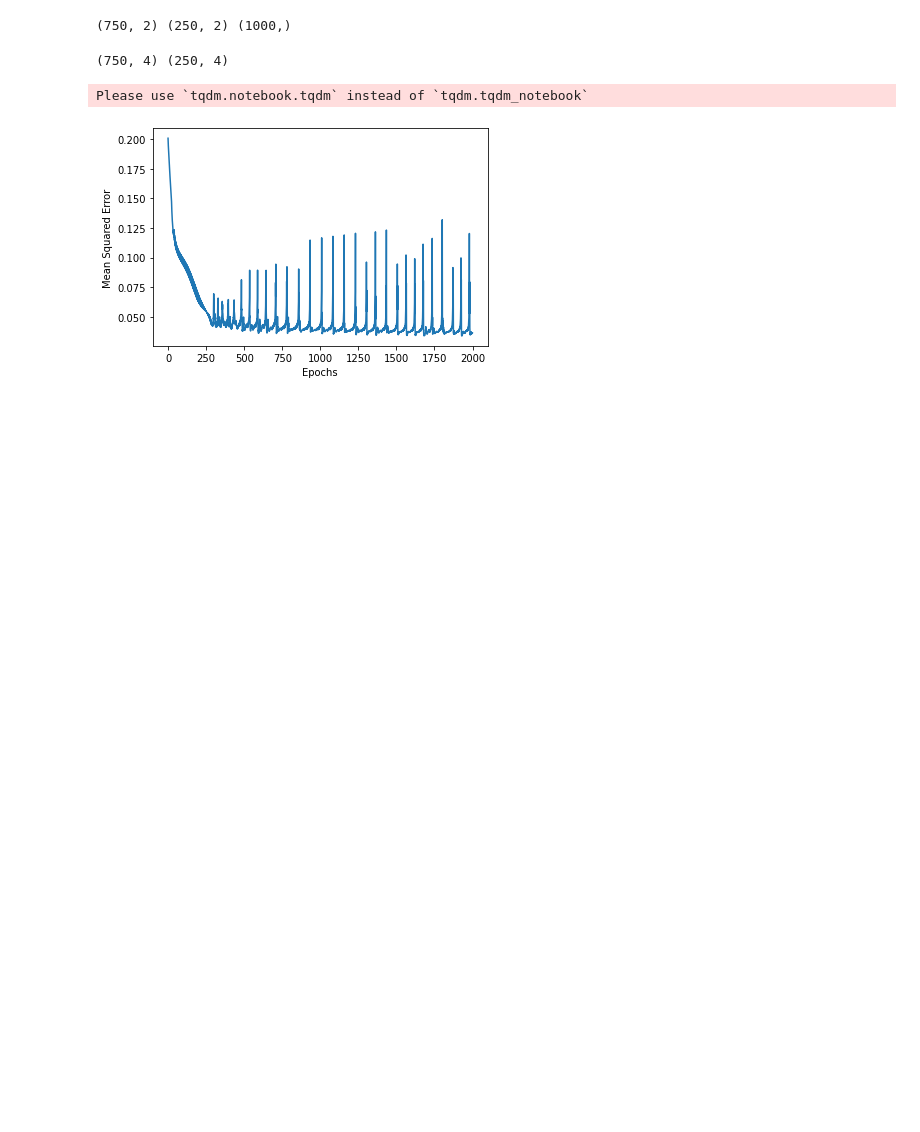
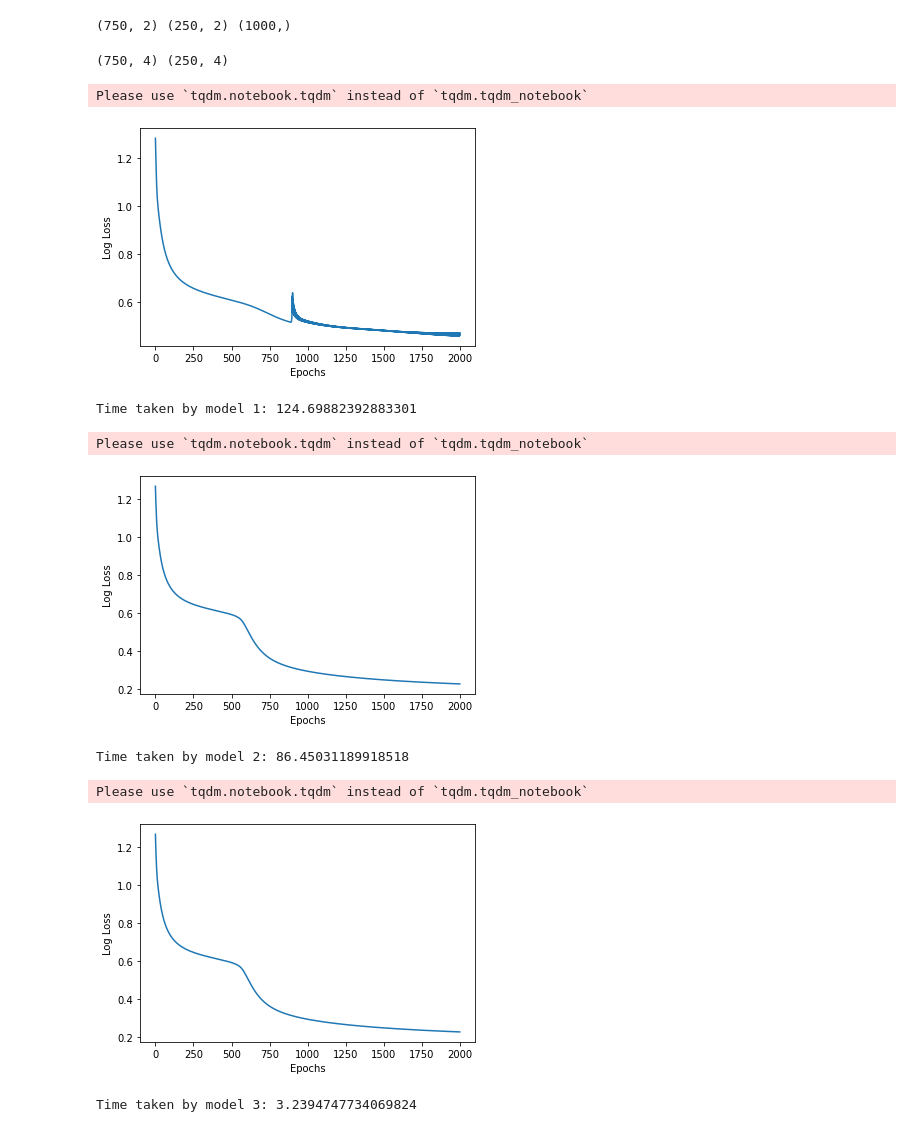
Before and after one commit to pragneshrana/DeepLearning, a Jupyter notebook: TrainingFeedForwardNN/VectorizedNNMultiClass.ipynb, the cells around one changed output. Drawn from its saved outputs; the diff is of its cells as text; code cells hidden in the pictures; blank space fills up the shorter version.

```diff
--- a/TrainingFeedForwardNN/VectorizedNNMultiClass.ipynb
+++ b/TrainingFeedForwardNN/VectorizedNNMultiClass.ipynb
@@ -38,3 +38,8 @@ print(np.unique(Y_train))
 [0 1 2 3]
 # %% [markdown]
 ![Screenshot from 2020-08-23 23-41-26.png](embedded-picture-1)
+# %%
+W1 = np.random.randn(2,2)
+W2 = np.random.randn(2,4)
+print(W1)
+print(W2)
@@ -301,10 +376,25 @@ y_OH_val = enc.fit_transform(np.expand_dims(Y_val,1)).toarray()
 print(y_OH_train.shape, y_OH_val.shape)
 # %% [output]
 (750, 4) (250, 4)
-# %%
-ffsn_multi = FFSN_MultiClass()
-ffsn_multi.fit(X_train,y_OH_train,epochs=2000,learning_rate=.005,display_loss=True)
-# %% [output]
-Please use `tqdm.notebook.tqdm` instead of `tqdm.tqdm_notebook`
-[figure, removed]
+# %%
+models_init = [FF_MultiClass_Scalar(W1, W2), FF_MultiClass_WeightVectorized(W1, W2),FF_MultiClass_InputWeightVectorized(W1, W2)]
+models = []
+import time
+for idx, model in enumerate(models_init, start=1):
+  tic = time.time()
+  ffsn_multi_specific = model
+  ffsn_multi_specific.fit(X_train,y_OH_train,epochs=2000,learning_rate=.5,display_loss=True)
+  models.append(ffsn_multi_specific)
+  toc = time.time()
+  print("Time taken by model {}: {}".format(idx, toc-tic))
+# %% [output]
+Please use `tqdm.notebook.tqdm` instead of `tqdm.tqdm_notebook`
+[figure, added]
+Time taken by model 1: 124.69882392883301
+Please use `tqdm.notebook.tqdm` instead of `tqdm.tqdm_notebook`
+[figure, added]
+Time taken by model 2: 86.45031189918518
+Please use `tqdm.notebook.tqdm` instead of `tqdm.tqdm_notebook`
+[figure, added]
+Time taken by model 3: 3.2394747734069824
 # %%
```
Also changed, not shown: parts of 16 cells of this notebook.
